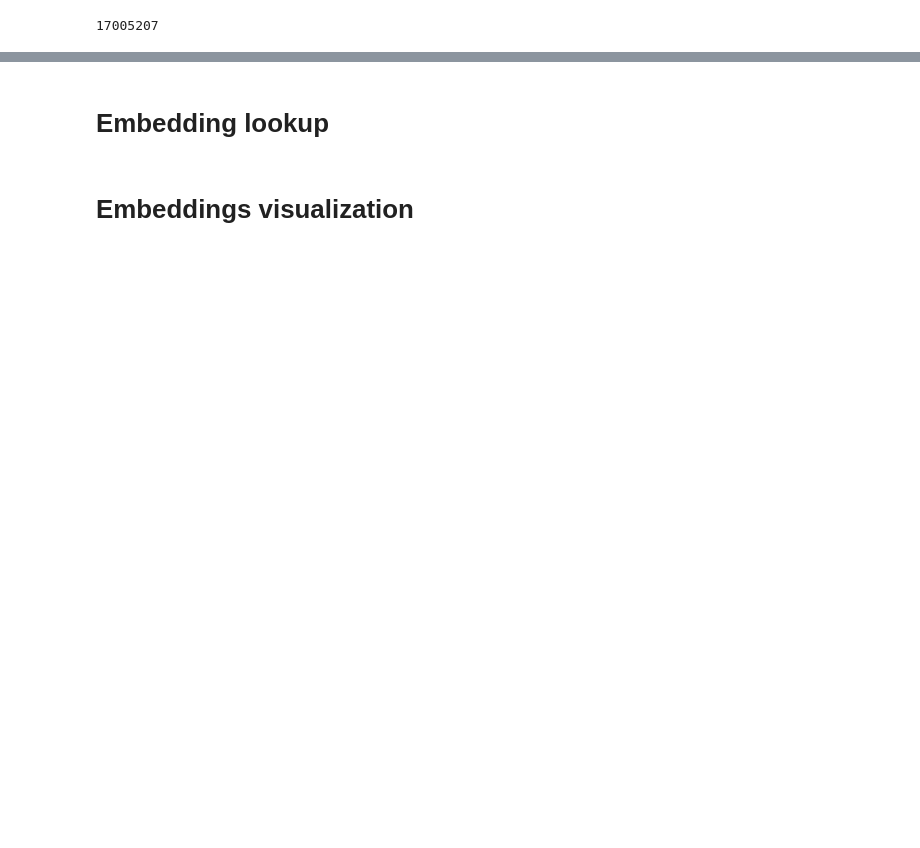
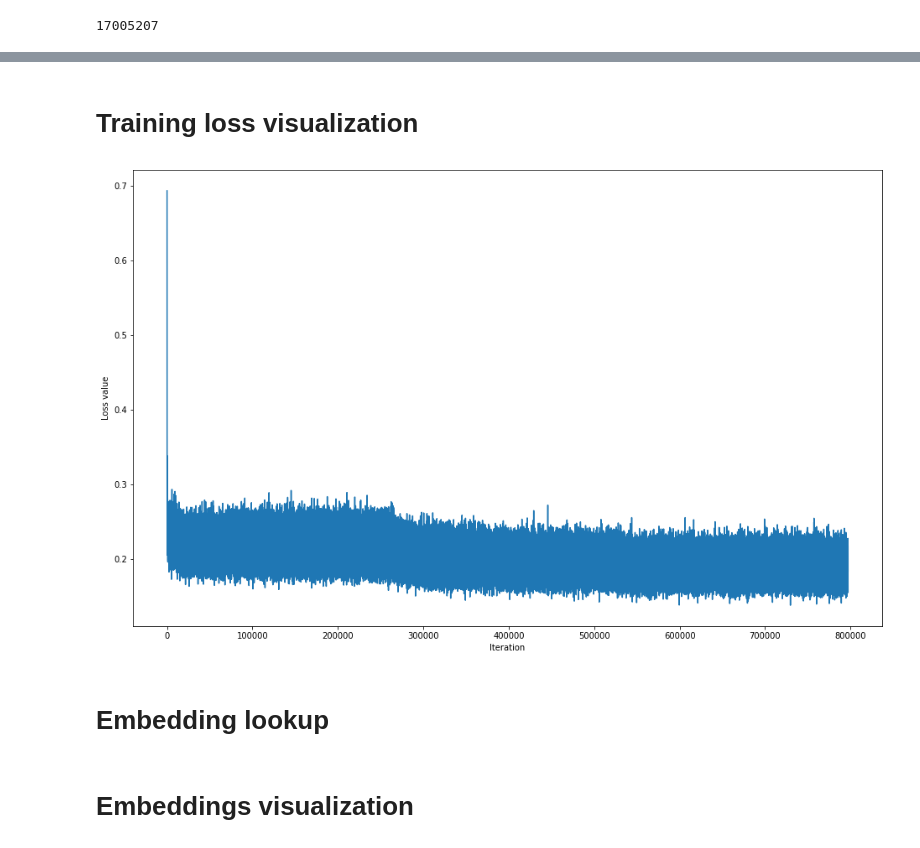
Before and after one commit to nsykhr/pyTorch-skipgram, a Jupyter notebook: negative_sampling.ipynb, the cells around one changed output, grey strips where cells are left out. Cells and saved outputs as stored; diff of their text form; code cells hidden in the pictures; blank space fills up the shorter version.

```diff
--- a/negative_sampling.ipynb
+++ b/negative_sampling.ipynb
@@ -222,3 +222,13 @@ Epoch 1/3
+# %% [markdown]
+# Training loss visualization
+# %%
+plt.figure(figsize=(16, 10))
+plt.plot(losses)
+plt.xlabel('Iteration')
+plt.ylabel('Loss value')
+plt.show()
+# %% [output]
+[figure, added]
 # %% [markdown]
 # Embedding lookup
 # %%
```
Also changed, not shown: parts of 8 cells of this notebook, 1 other file.
